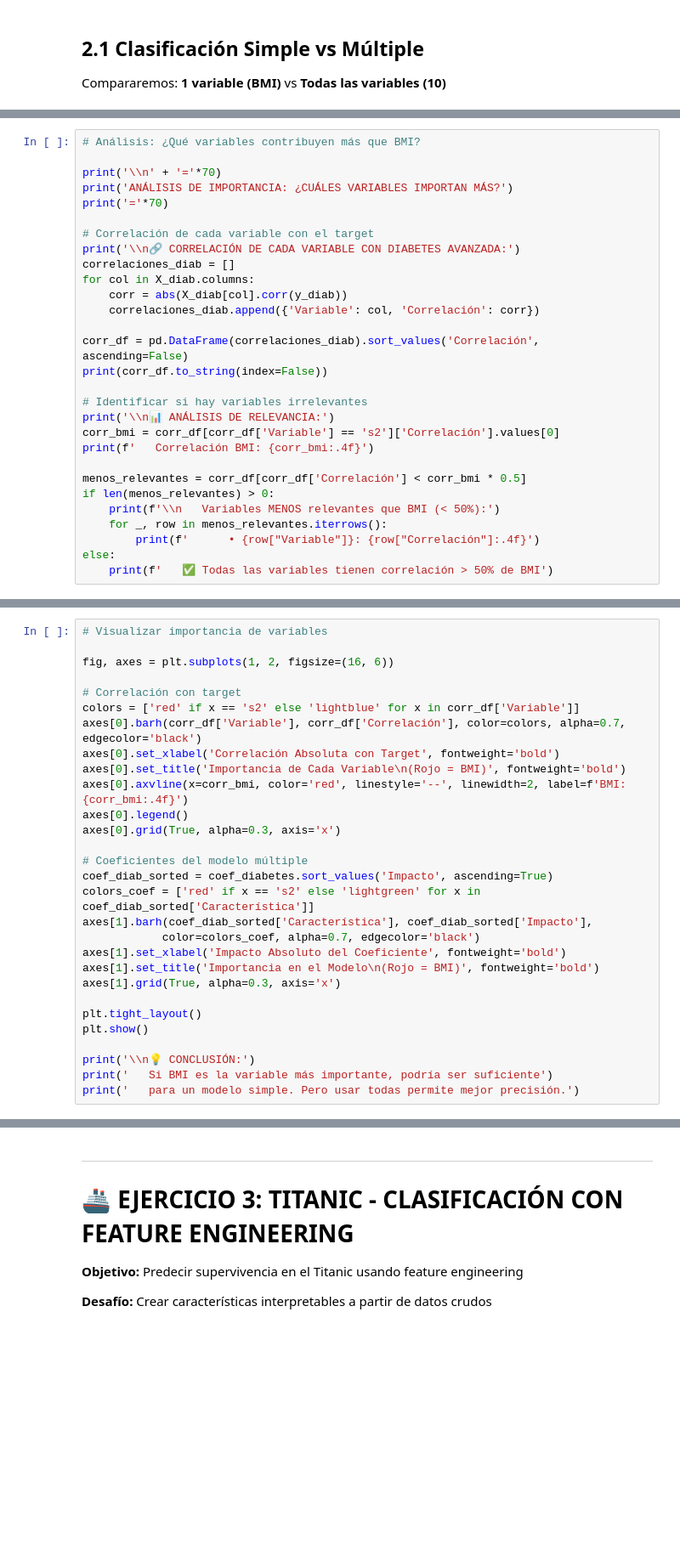
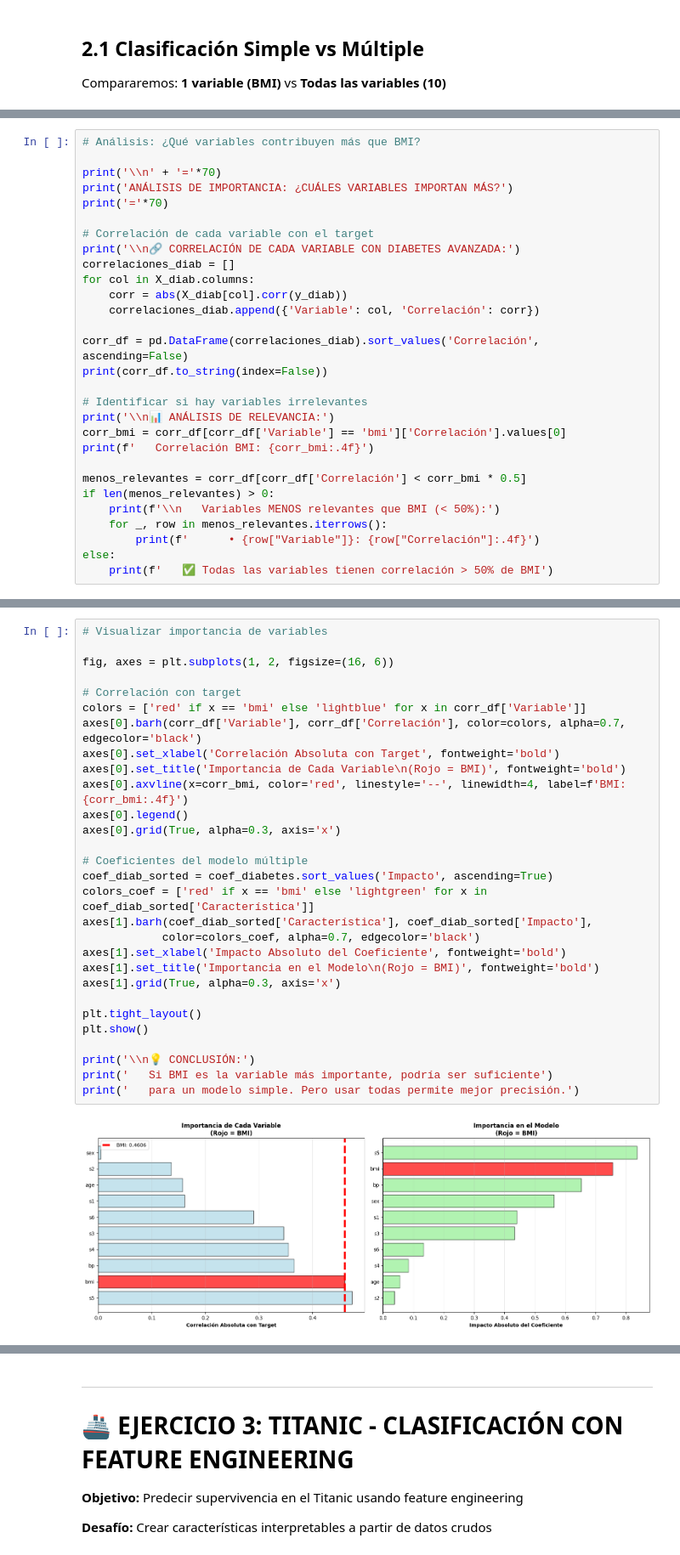
Before and after one commit to jafprofesor/IFCD093PO, a Jupyter notebook: 02RE_modelos_multiples_parametros.ipynb, the cells around one changed output, grey strips where cells are left out. Shown at 85% size. Saved outputs shown, nothing was run; the diff lists cells and outputs as text; blank space fills up the shorter version.

```diff
--- a/02RE_modelos_multiples_parametros.ipynb
+++ b/02RE_modelos_multiples_parametros.ipynb
@@ -793,7 +875,7 @@ print(corr_df.to_string(index=False))
 
 # Identificar si hay variables irrelevantes
 print('\\n📊 ANÁLISIS DE RELEVANCIA:')
-corr_bmi = corr_df[corr_df['Variable'] == 's2']['Correlación'].values[0]
+corr_bmi = corr_df[corr_df['Variable'] == 'bmi']['Correlación'].values[0]
 print(f'   Correlación BMI: {corr_bmi:.4f}')
 
 menos_relevantes = corr_df[corr_df['Correlación'] < corr_bmi * 0.5]
@@ -806,29 +906,31 @@ else:
 # %%
 # Visualizar importancia de variables
 
 fig, axes = plt.subplots(1, 2, figsize=(16, 6))
 
 # Correlación con target
-colors = ['red' if x == 's2' else 'lightblue' for x in corr_df['Variable']]
+colors = ['red' if x == 'bmi' else 'lightblue' for x in corr_df['Variable']]
 axes[0].barh(corr_df['Variable'], corr_df['Correlación'], color=colors, alpha=0.7, edgecolor='black')
 axes[0].set_xlabel('Correlación Absoluta con Target', fontweight='bold')
 axes[0].set_title('Importancia de Cada Variable\n(Rojo = BMI)', fontweight='bold')
-axes[0].axvline(x=corr_bmi, color='red', linestyle='--', linewidth=2, label=f'BMI: {corr_bmi:.4f}')
+axes[0].axvline(x=corr_bmi, color='red', linestyle='--', linewidth=4, label=f'BMI: {corr_bmi:.4f}')
 axes[0].legend()
 axes[0].grid(True, alpha=0.3, axis='x')
 
 # Coeficientes del modelo múltiple
 coef_diab_sorted = coef_diabetes.sort_values('Impacto', ascending=True)
-colors_coef = ['red' if x == 's2' else 'lightgreen' for x in coef_diab_sorted['Característica']]
+colors_coef = ['red' if x == 'bmi' else 'lightgreen' for x in coef_diab_sorted['Característica']]
 axes[1].barh(coef_diab_sorted['Característica'], coef_diab_sorted['Impacto'],
             color=colors_coef, alpha=0.7, edgecolor='black')
 axes[1].set_xlabel('Impacto Absoluto del Coeficiente', fontweight='bold')
 axes[1].set_title('Importancia en el Modelo\n(Rojo = BMI)', fontweight='bold')
 axes[1].grid(True, alpha=0.3, axis='x')
 
 plt.tight_layout()
 plt.show()
 
 print('\\n💡 CONCLUSIÓN:')
 print('   Si BMI es la variable más importante, podría ser suficiente')
 print('   para un modelo simple. Pero usar todas permite mejor precisión.')
+# %% [output]
+[figure, added]
```
Also changed, not shown: parts of 24 cells of this notebook.
